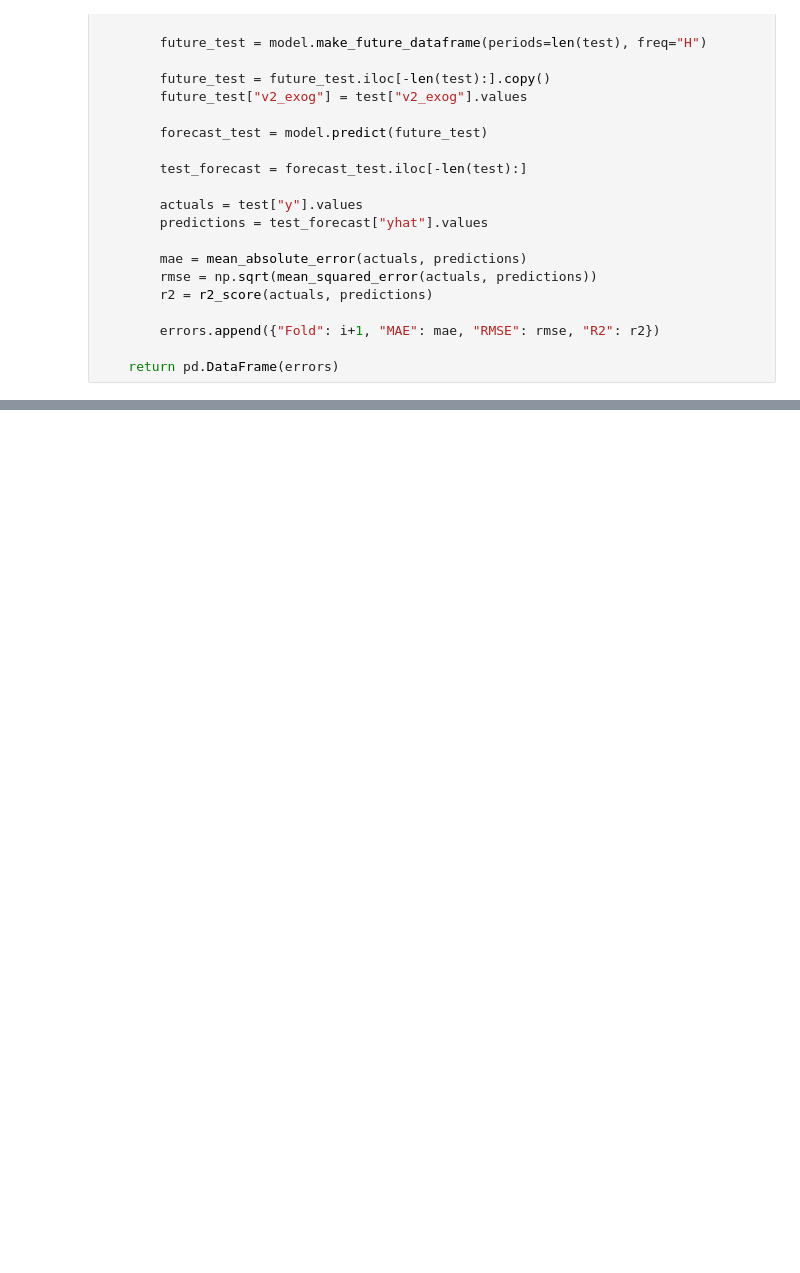
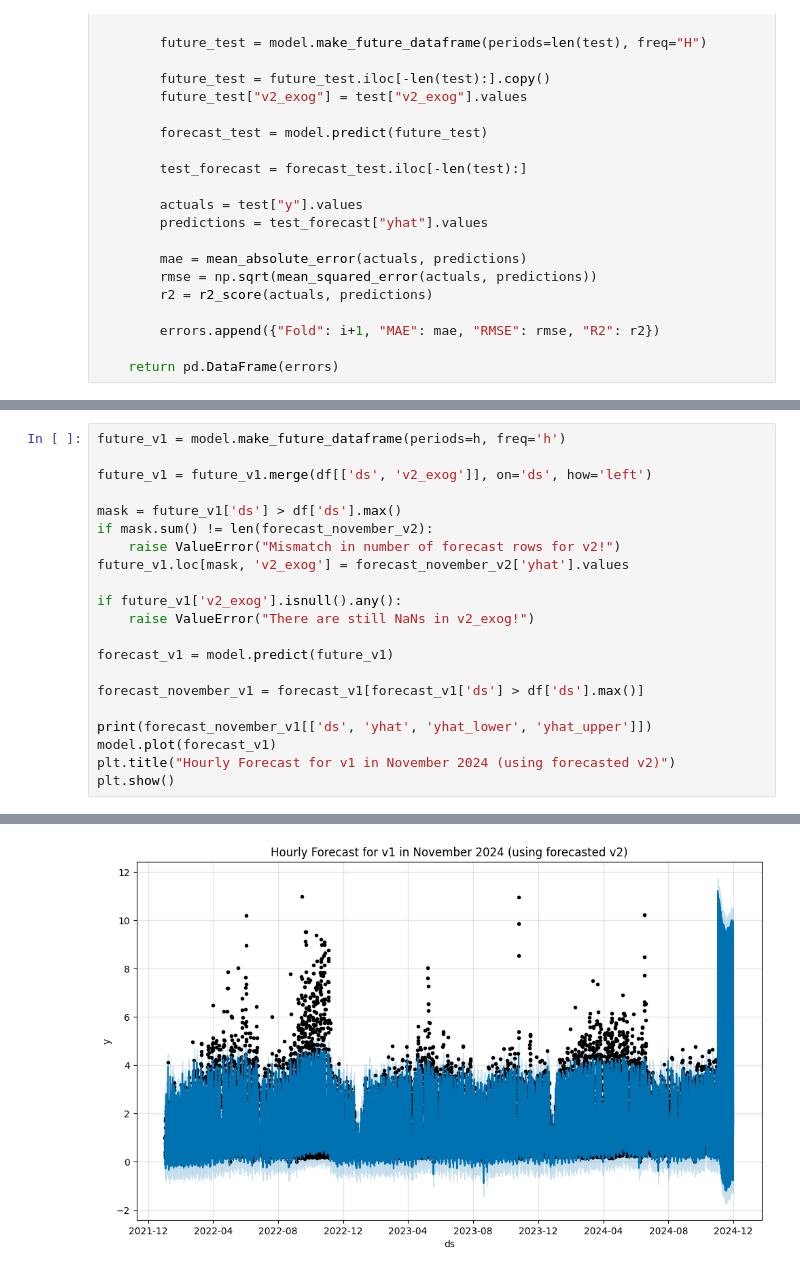
Before and after one commit to icecodesred/Data-Analysis-3, a Jupyter notebook: Assignment_3/Prophet.ipynb, the cells around one changed output, grey strips where cells are left out. Cells and saved outputs as stored; diff of their text form; blank space fills up the shorter version.

```diff
--- a/Assignment_3/Prophet.ipynb
+++ b/Assignment_3/Prophet.ipynb
@@ -84,0 +124,22 @@ dtype: float64
+# %%
+future_v1 = model.make_future_dataframe(periods=h, freq='h')
+
+future_v1 = future_v1.merge(df[['ds', 'v2_exog']], on='ds', how='left')
+
+mask = future_v1['ds'] > df['ds'].max()
+if mask.sum() != len(forecast_november_v2):
+    raise ValueError("Mismatch in number of forecast rows for v2!")
+future_v1.loc[mask, 'v2_exog'] = forecast_november_v2['yhat'].values
+
+if future_v1['v2_exog'].isnull().any():
+    raise ValueError("There are still NaNs in v2_exog!")
+
+forecast_v1 = model.predict(future_v1)
+
+forecast_november_v1 = forecast_v1[forecast_v1['ds'] > df['ds'].max()]
+
+print(forecast_november_v1[['ds', 'yhat', 'yhat_lower', 'yhat_upper']])
+model.plot(forecast_v1)
+plt.title("Hourly Forecast for v1 in November 2024 (using forecasted v2)")
+plt.show()
+# %% [output]
@@ -84,0 +160 @@ dtype: float64
+[figure, added]
```
Also changed, not shown: parts of 6 cells of this notebook.
